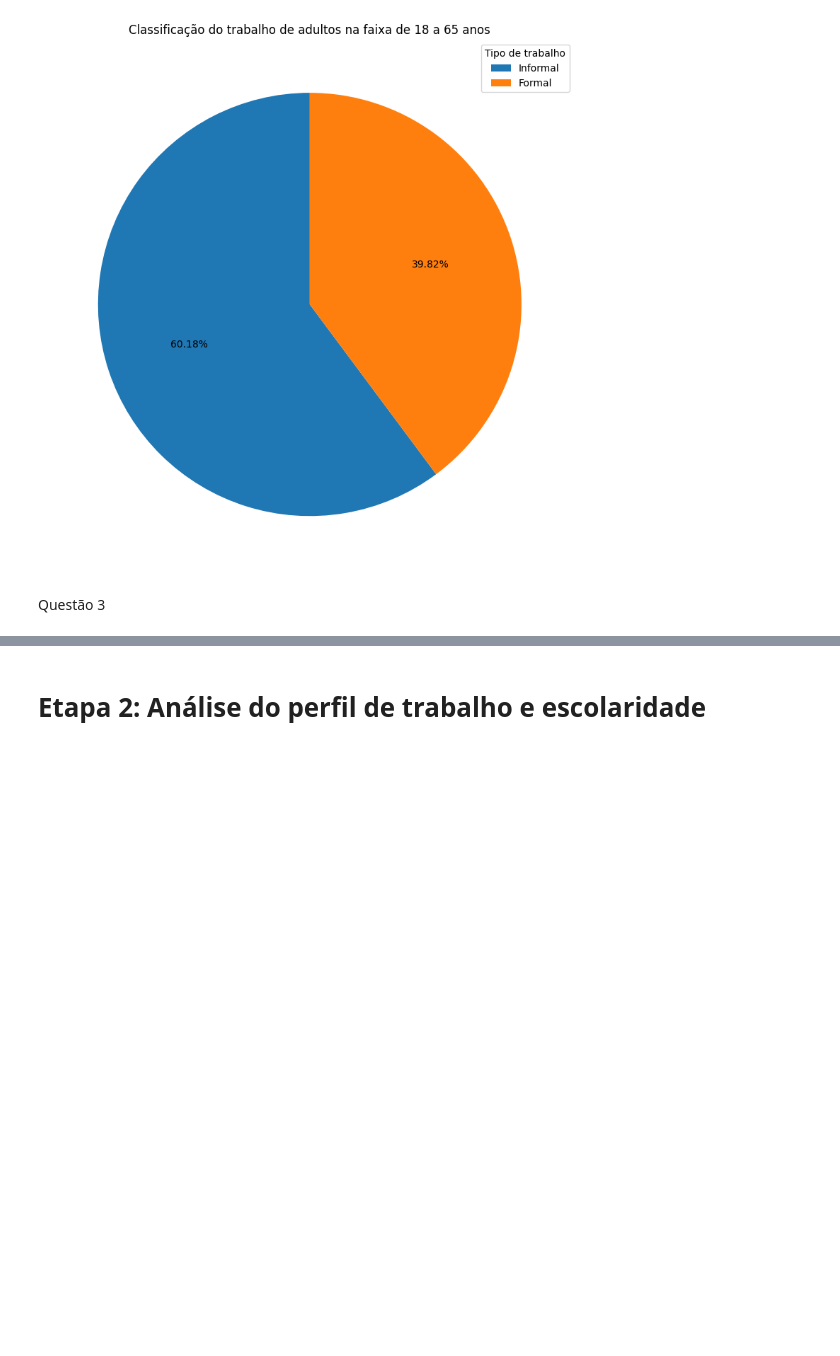
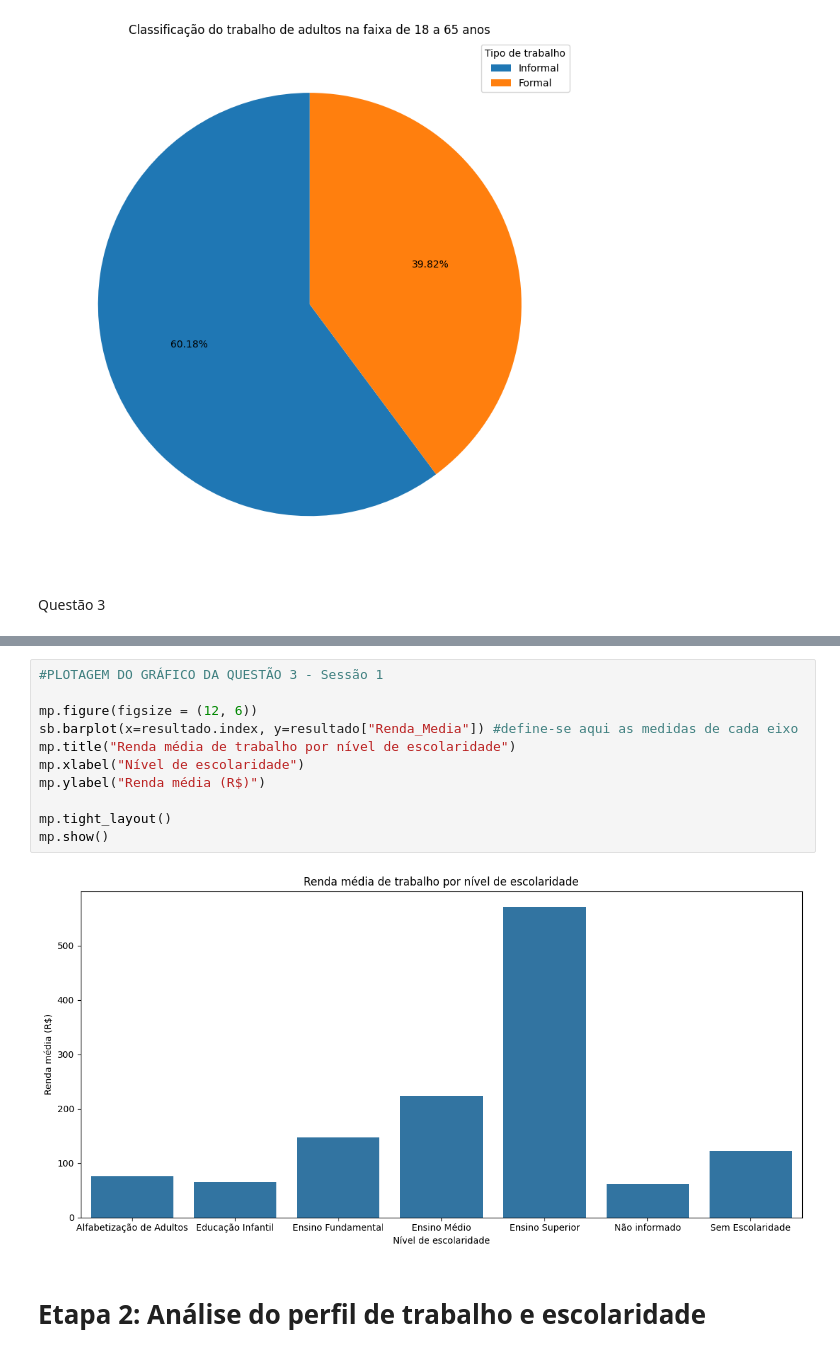
Before and after one commit to Tiago19M/Analise-de-dados, a Jupyter notebook: analiseCadUnico.ipynb, the cells around one changed output, grey strips where cells are left out. Drawn from its saved outputs; the diff is of its cells as text; blank space fills up the shorter version.

```diff
--- a/analiseCadUnico.ipynb
+++ b/analiseCadUnico.ipynb
@@ -369,6 +401,19 @@ Ensino Médio               223.439581
 Ensino Superior            571.264252
 Não informado               61.635183
 Sem Escolaridade           122.414775
+# %%
+#PLOTAGEM DO GRÁFICO DA QUESTÃO 3 - Sessão 1
+
+mp.figure(figsize = (12, 6))
+sb.barplot(x=resultado.index, y=resultado["Renda_Media"]) #define-se aqui as medidas de cada eixo
+mp.title("Renda média de trabalho por nível de escolaridade")
+mp.xlabel("Nível de escolaridade")
+mp.ylabel("Renda média (R$)")
+
+mp.tight_layout()
+mp.show()
+# %% [output]
+[figure, added]
 # %% [markdown]
 # Etapa 2: Análise do perfil de trabalho e escolaridade
 # %% [markdown]
```
Also changed, not shown: parts of 16 cells of this notebook.
